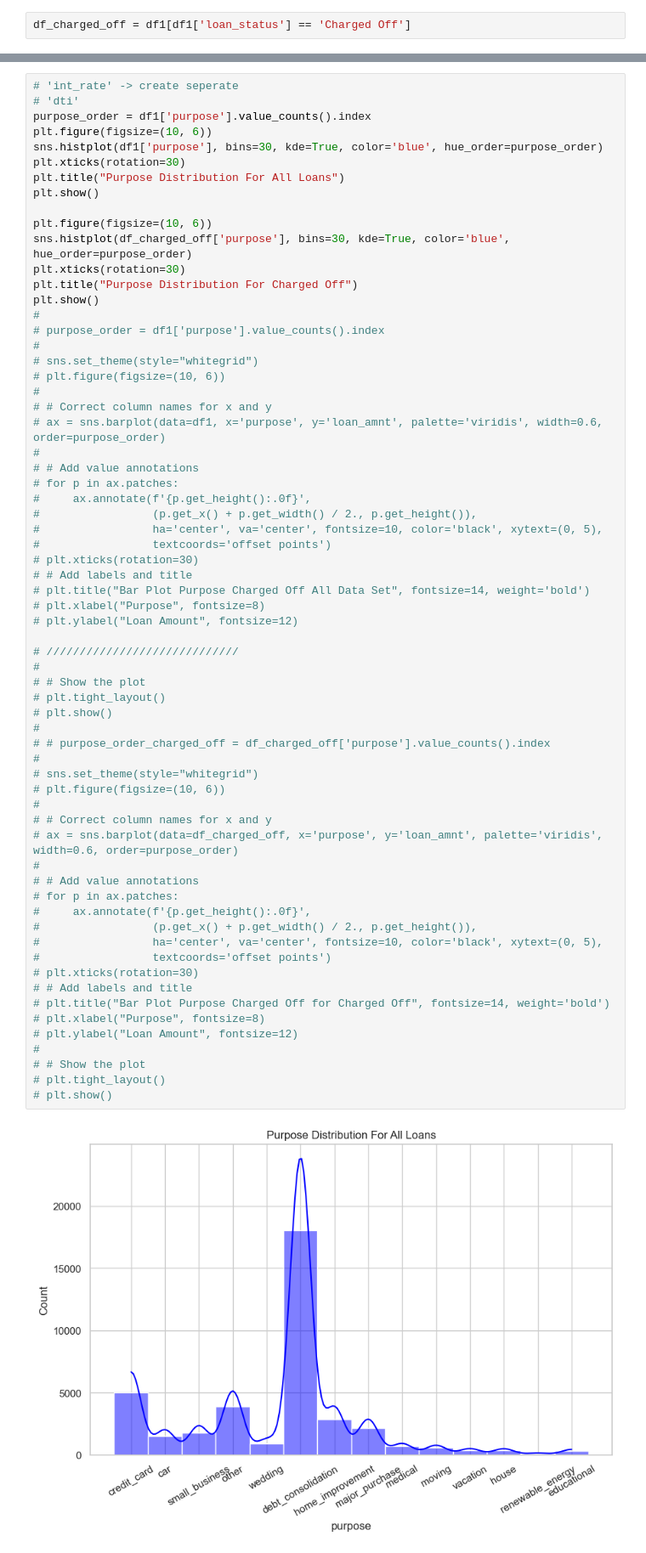
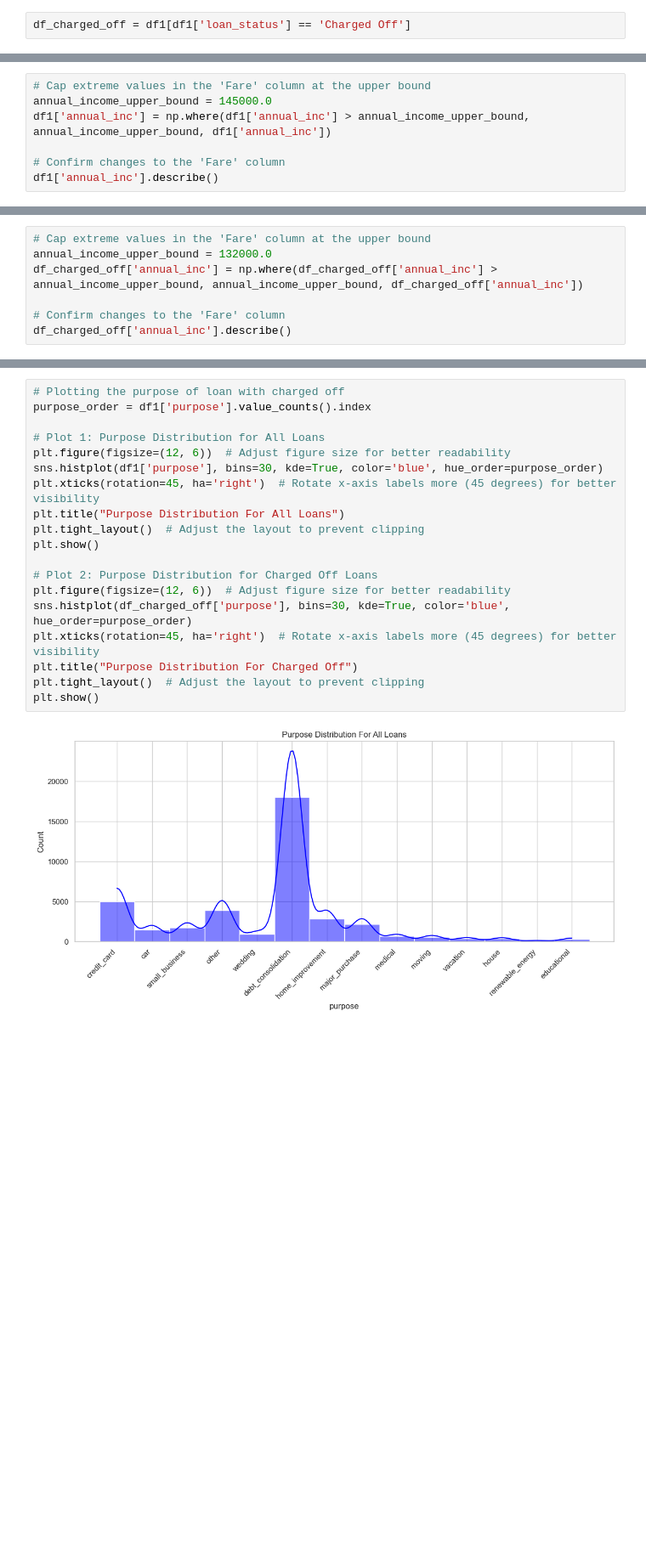
Before and after one commit to vijaykumar-qait/LendingClubCaseStudy, a Jupyter notebook: Vijay_Kumar.ipynb, the cells around one changed output, grey strips where cells are left out. Shown at 85% size. Cells and saved outputs as stored; diff of their text form; blank space fills up the shorter version.

Commit message:
added univariate and bi-variate analysis plots

```diff
--- a/Vijay_Kumar.ipynb
+++ b/Vijay_Kumar.ipynb
@@ -403,0 +450,7 @@ for i, col in enumerate(df1):
+# %%
+# Cap extreme values in the 'Fare' column at the upper bound
+annual_income_upper_bound = 145000.0
+df1['annual_inc'] = np.where(df1['annual_inc'] > annual_income_upper_bound, annual_income_upper_bound, df1['annual_inc'])
+
+# Confirm changes to the 'Fare' column
+df1['annual_inc'].describe()
@@ -403,0 +493,7 @@ for i, col in enumerate(df1):
+# %%
+# Cap extreme values in the 'Fare' column at the upper bound
+annual_income_upper_bound = 132000.0
+df_charged_off['annual_inc'] = np.where(df_charged_off['annual_inc'] > annual_income_upper_bound, annual_income_upper_bound, df_charged_off['annual_inc'])
+
+# Confirm changes to the 'Fare' column
+df_charged_off['annual_inc'].describe()
@@ -440,67 +546,21 @@ plt.show()
 # %%
-# 'int_rate' -> create seperate
-# 'dti'
+# Plotting the purpose of loan with charged off
 purpose_order = df1['purpose'].value_counts().index
-plt.figure(figsize=(10, 6))
+
+# Plot 1: Purpose Distribution for All Loans
+plt.figure(figsize=(12, 6))  # Adjust figure size for better readability
 sns.histplot(df1['purpose'], bins=30, kde=True, color='blue', hue_order=purpose_order)
-plt.xticks(rotation=30)
+plt.xticks(rotation=45, ha='right')  # Rotate x-axis labels more (45 degrees) for better visibility
 plt.title("Purpose Distribution For All Loans")
+plt.tight_layout()  # Adjust the layout to prevent clipping
 plt.show()
 
-plt.figure(figsize=(10, 6))
+# Plot 2: Purpose Distribution for Charged Off Loans
+plt.figure(figsize=(12, 6))  # Adjust figure size for better readability
 sns.histplot(df_charged_off['purpose'], bins=30, kde=True, color='blue', hue_order=purpose_order)
-plt.xticks(rotation=30)
+plt.xticks(rotation=45, ha='right')  # Rotate x-axis labels more (45 degrees) for better visibility
 plt.title("Purpose Distribution For Charged Off")
+plt.tight_layout()  # Adjust the layout to prevent clipping
 plt.show()
-#
-# purpose_order = df1['purpose'].value_counts().index
-#
-# sns.set_theme(style="whitegrid")
-# plt.figure(figsize=(10, 6))
-#
-# # Correct column names for x and y
-# ax = sns.barplot(data=df1, x='purpose', y='loan_amnt', palette='viridis', width=0.6, order=purpose_order)
-#
-# # Add value annotations
-# for p in ax.patches:
-#     ax.annotate(f'{p.get_height():.0f}',
-#                 (p.get_x() + p.get_width() / 2., p.get_height()),
-#                 ha='center', va='center', fontsize=10, color='black', xytext=(0, 5),
-#                 textcoords='offset points')
-# plt.xticks(rotation=30)
-# # Add labels and title
-# plt.title("Bar Plot Purpose Charged Off All Data Set", fontsize=14, weight='bold')
-# plt.xlabel("Purpose", fontsize=8)
-# plt.ylabel("Loan Amount", fontsize=12)
-
-# /////////////////////////////
-#
-# # Show the plot
-# plt.tight_layout()
-# plt.show()
-#
-# # purpose_order_charged_off = df_charged_off['purpose'].value_counts().index
-#
-# sns.set_theme(style="whitegrid")
-# plt.figure(figsize=(10, 6))
-#
-# # Correct column names for x and y
-# ax = sns.barplot(data=df_charged_off, x='purpose', y='loan_amnt', palette='viridis', width=0.6, order=purpose_order)
-#
-# # Add value annotations
-# for p in ax.patches:
-#     ax.annotate(f'{p.get_height():.0f}',
-#                 (p.get_x() + p.get_width() / 2., p.get_height()),
-#                 ha='center', va='center', fontsize=10, color='black', xytext=(0, 5),
-#                 textcoords='offset points')
-# plt.xticks(rotation=30)
-# # Add labels and title
-# plt.title("Bar Plot Purpose Charged Off for Charged Off", fontsize=14, weight='bold')
-# plt.xlabel("Purpose", fontsize=8)
-# plt.ylabel("Loan Amount", fontsize=12)
-#
-# # Show the plot
-# plt.tight_layout()
-# plt.show()
 # %% [output]
-[figure, old version]
+[figure, new version]
```
Also changed, not shown: parts of 29 cells of this notebook.
